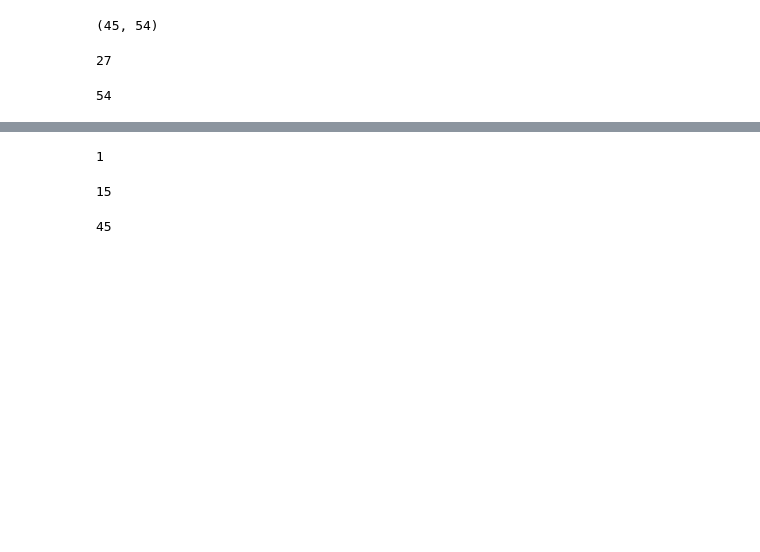
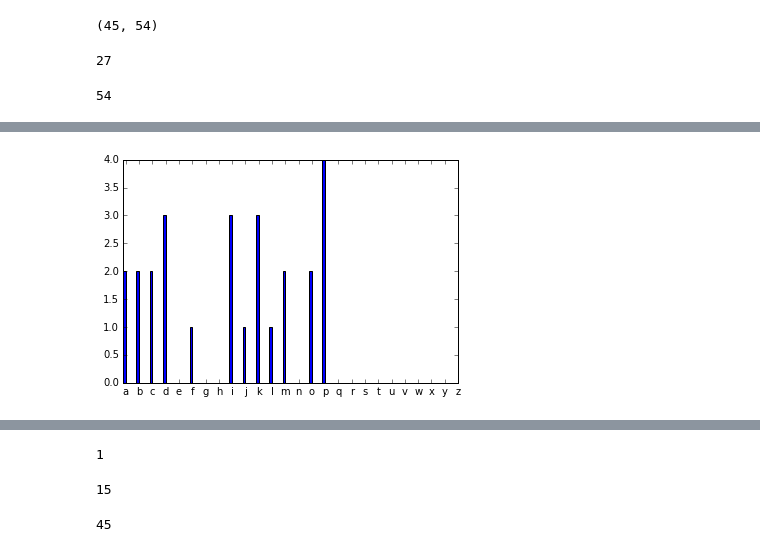
Before and after one commit to benkaufman1757/Random, a Jupyter notebook: Basic Cryptography.ipynb, the cells around one changed output, grey strips where cells are left out. Drawn from its saved outputs; the diff is of its cells as text; code cells hidden in the pictures; blank space fills up the shorter version.

```diff
--- a/Basic Cryptography.ipynb
+++ b/Basic Cryptography.ipynb
@@ -599,0 +596,8 @@ Parts of the drawing (in base 4)
+# %%
+paper_decoded = "20 33 22 21 00 33 30 01 02 20 22 02 32 20 11 33 03 30 03 32 03 00 22 01 33 23 23 10 03 22 13 13 20 01 11 03 22 20 20 20 22 33 20 13 23 13 33 22 30 33 01 20 21 10 12 11 00 32 23 13 22 02 00 10 31 02 33 20 31 03 12 01 11 33 32 23 02 01 00 32 10 10 30 01 10 23 31 10 02 00 30 23 31 10 03 03 01 02 33 02 23 21 30 12 03 12 22 00 03 13 31 00 10 11 21 03 23 02 20 13 02 32 30 31 23 33 20 02 12 33 30 00 30 12 30 13 03 01 03 03 23 22 02 30 20 03 22 23 32 23 02 02 31 20 23 13 30 02"
+paper_base4_numbers = paper_decoded.split(" ")
+paper_binary_numbers = [bin((int(num[0])*4)+(int(num[1])))[2:] for num in paper_base4_numbers]
+# format((int(num[0])*4)+(int(num[1])),'04b')
+# %%
+pad_text = "the whole grain goodness of blue chip dividend stocks has its limits utility stocks consumer staples pipelines telecoms and real estate investment trusts have all lost ground over the past month even while the broader market has been flat with the bond market signalling an expectation of rising interest rates the five year rally for steady blue chip dividend payers has stalled should you be scared if you own a lot of these stocks either directly or through mutual funds or exchange traded funds david baskin president of baskin financial services has a two pronged answer keep your top quality dividend stocks but be prepared to follow his firms example in trimming holdings in stocks such as transcanada corp keyera corp and pembina pipeline corp lets have mr baskin run us through his thinking on dividend stocks which are the big part of the portfolios his firm puts together for clients a mini manifesto for the managers "
+pad_text = pad_text.replace(" ","")
@@ -599,0 +608,3 @@ Parts of the drawing (in base 4)
+# %%
+newspaper_binary = "".join(['1' if x in "aeiouy" else '0' for x in pad_text])
+newspaper_binary
@@ -599,0 +613,4 @@ Parts of the drawing (in base 4)
+# %%
+res = []
+for x, y in zip("".join(paper_binary_numbers),"".join(newspaper_binary)):
+    res.append(str(int(x) ^ int(y)))
@@ -628,3 +660,7 @@ line1_chars
+# %%
+plotFrequencyDistribution("".join(line1_chars))
+# %% [output]
+[figure, added]
 # %% [markdown]
 ## Clue Easier to See
 <img src="data/light_clue4_1.jpg">
```
Also changed, not shown: parts of 29 cells of this notebook, 5 other files.
